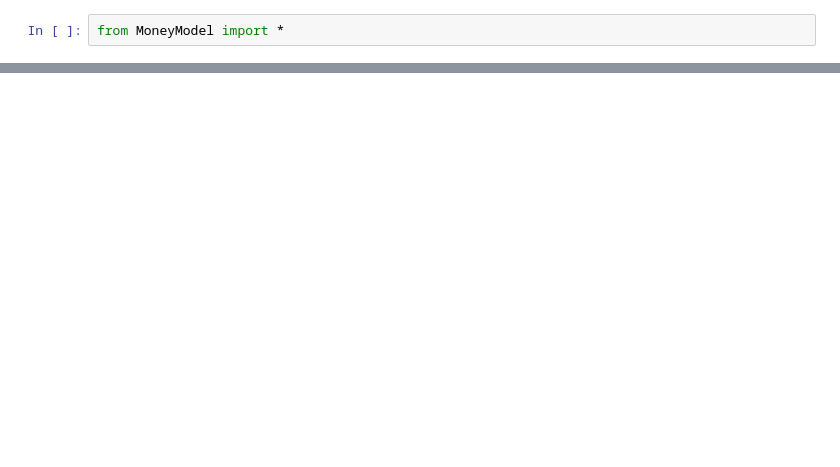
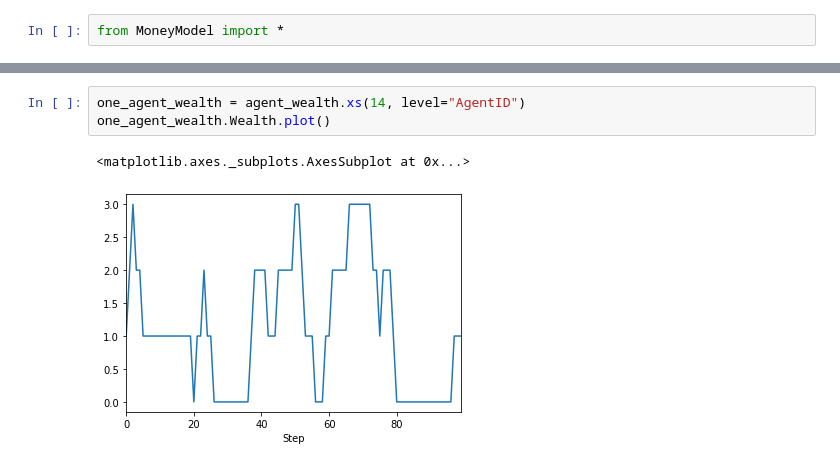
Before and after one commit to vincentveyron/mesa-tutorial, a Jupyter notebook: 1 - model test.ipynb, the cells around one changed output, grey strips where cells are left out. Saved outputs shown, nothing was run; the diff lists cells and outputs as text; blank space fills up the shorter version.

```diff
--- a/1 - model test.ipynb
+++ b/1 - model test.ipynb
@@ -22,0 +30,6 @@ plt.colorbar()
+# %%
+one_agent_wealth = agent_wealth.xs(14, level="AgentID")
+one_agent_wealth.Wealth.plot()
+# %% [output]
+<matplotlib.axes._subplots.AxesSubplot at 0x...>
+[figure, added]
```
Also changed, not shown: parts of 6 cells of this notebook.
